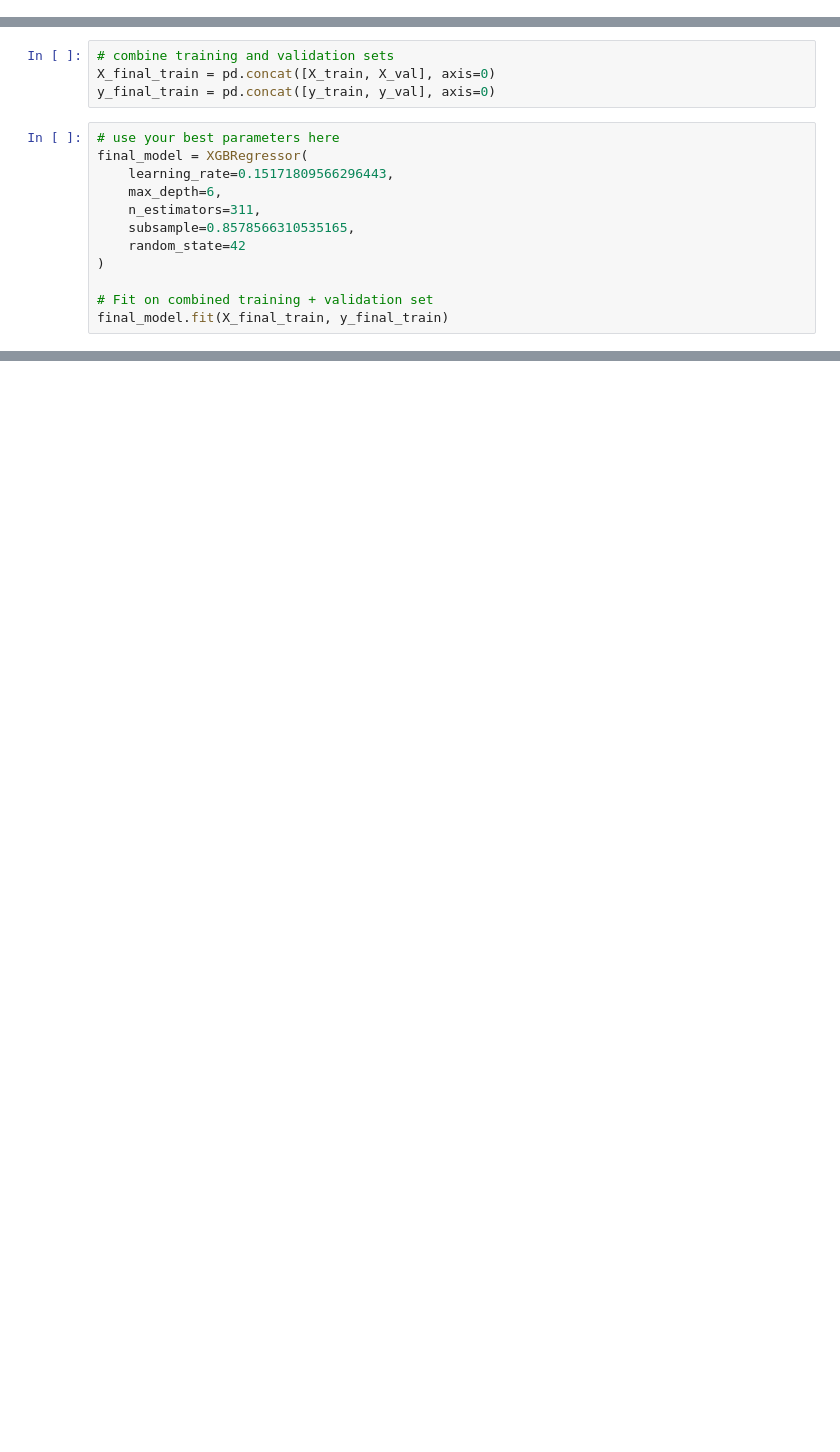
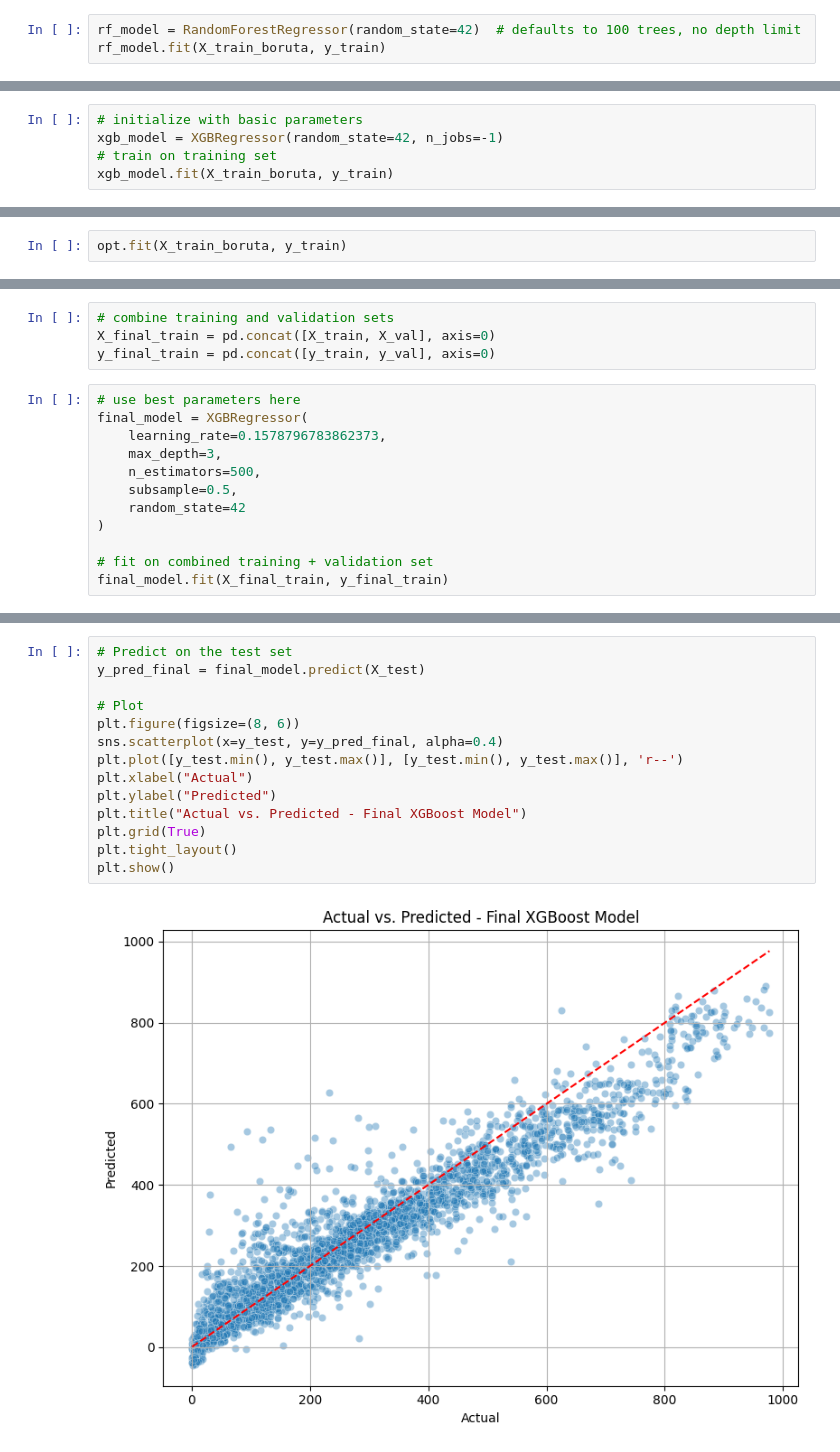
Before and after one commit to hibbakamas/ML-fundamentals-2025, a Jupyter notebook: assignment_2_Hibba_Kamas.ipynb, the cells around one changed output, grey strips where cells are left out. Cells and saved outputs as stored; diff of their text form; blank space fills up the shorter version.

```diff
--- a/assignment_2_Hibba_Kamas.ipynb
+++ b/assignment_2_Hibba_Kamas.ipynb
@@ -1170,0 +1369,3 @@ plt.show()
+# %%
+rf_model = RandomForestRegressor(random_state=42)  # defaults to 100 trees, no depth limit
+rf_model.fit(X_train_boruta, y_train)
@@ -1244,0 +1472,5 @@ Although XGBoost performed well on the validation set with an R² of 0.84 and re
+# %%
+# initialize with basic parameters
+xgb_model = XGBRegressor(random_state=42, n_jobs=-1)
+# train on training set
+xgb_model.fit(X_train_boruta, y_train)
@@ -1486,0 +1759,2 @@ Overall, tuning helped reduce both bias and variance in the models and confirmed
+# %%
+opt.fit(X_train_boruta, y_train)
@@ -1493,16 +1845,16 @@ Overall, tuning helped reduce both bias and variance in the models and confirmed
 X_final_train = pd.concat([X_train, X_val], axis=0)
 y_final_train = pd.concat([y_train, y_val], axis=0)
 # %%
-# use your best parameters here
+# use best parameters here
 final_model = XGBRegressor(
-    learning_rate=0.15171809566296443,
-    max_depth=6,
-    n_estimators=311,
-    subsample=0.8578566310535165,
+    learning_rate=0.1578796783862373,
+    max_depth=3,
+    n_estimators=500,
+    subsample=0.5,
     random_state=42
 )
 
-# Fit on combined training + validation set
+# fit on combined training + validation set
 final_model.fit(X_final_train, y_final_train)
 # %% [output]
 XGBRegressor(base_score=None, booster=None, callbacks=None,
@@ -1541,0 +1897,16 @@ print(f"✅ Final Test R²: {r2:.2f}")
+# %%
+# Predict on the test set
+y_pred_final = final_model.predict(X_test)
+
+# Plot
+plt.figure(figsize=(8, 6))
+sns.scatterplot(x=y_test, y=y_pred_final, alpha=0.4)
+plt.plot([y_test.min(), y_test.max()], [y_test.min(), y_test.max()], 'r--')
+plt.xlabel("Actual")
+plt.ylabel("Predicted")
+plt.title("Actual vs. Predicted - Final XGBoost Model")
+plt.grid(True)
+plt.tight_layout()
+plt.show()
+# %% [output]
+[figure, added]
```
Also changed, not shown: parts of 56 cells of this notebook.
